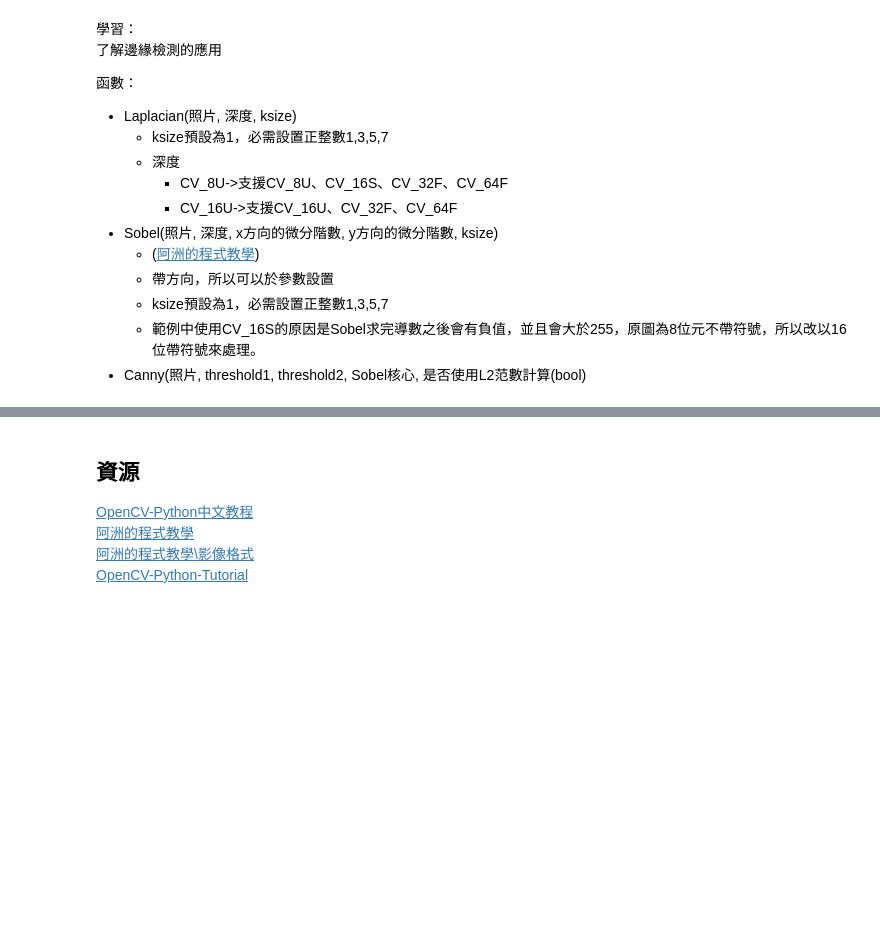
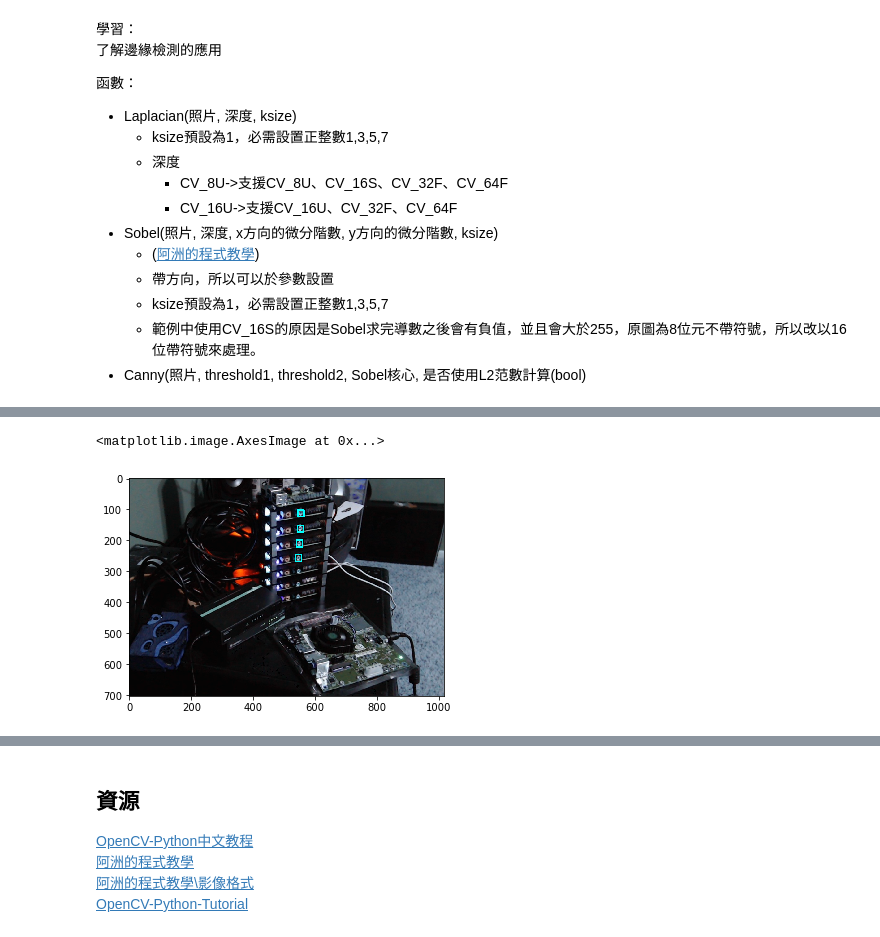
Before and after one commit to shaoeChen/opencv, a Jupyter notebook: Opencv_course.ipynb, the cells around one changed output, grey strips where cells are left out. Cells and saved outputs as stored; diff of their text form; code cells hidden in the pictures; blank space fills up the shorter version.

```diff
--- a/Opencv_course.ipynb
+++ b/Opencv_course.ipynb
@@ -783,0 +819,6 @@ cv2.destroyAllWindows()
+# %%
+#  逐一pixel計算相似性
+res = cv2.matchTemplate(img_gray, template, cv2.TM_CCOEFF_NORMED)
+# %%
+#  設置閥值
+threshold = 0.8
@@ -783,0 +839,8 @@ cv2.destroyAllWindows()
+# %%
+#  順利取得四個點，可以任意調整threshold來觀察
+for pt in zip(*loc[::-1]):
+    cv2.rectangle(img_rgb, pt, (pt[0]+w, pt[1]+h), (0,255,255),2)
+plt.imshow(img_rgb)
+# %% [output]
+<matplotlib.image.AxesImage at 0x...>
+[figure, added]
```
Also changed, not shown: parts of 10 cells of this notebook.
